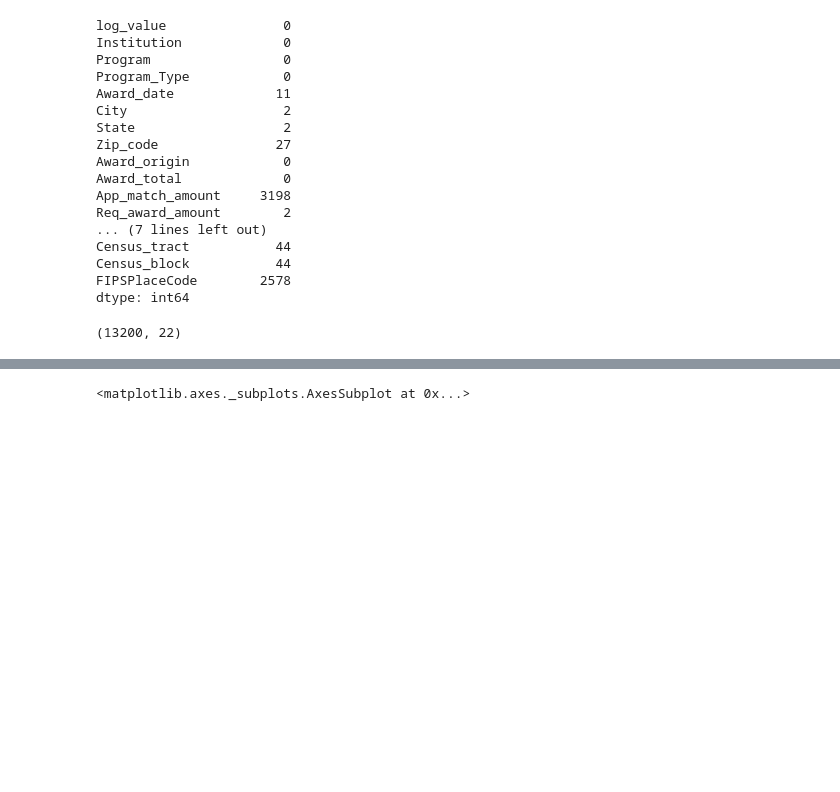
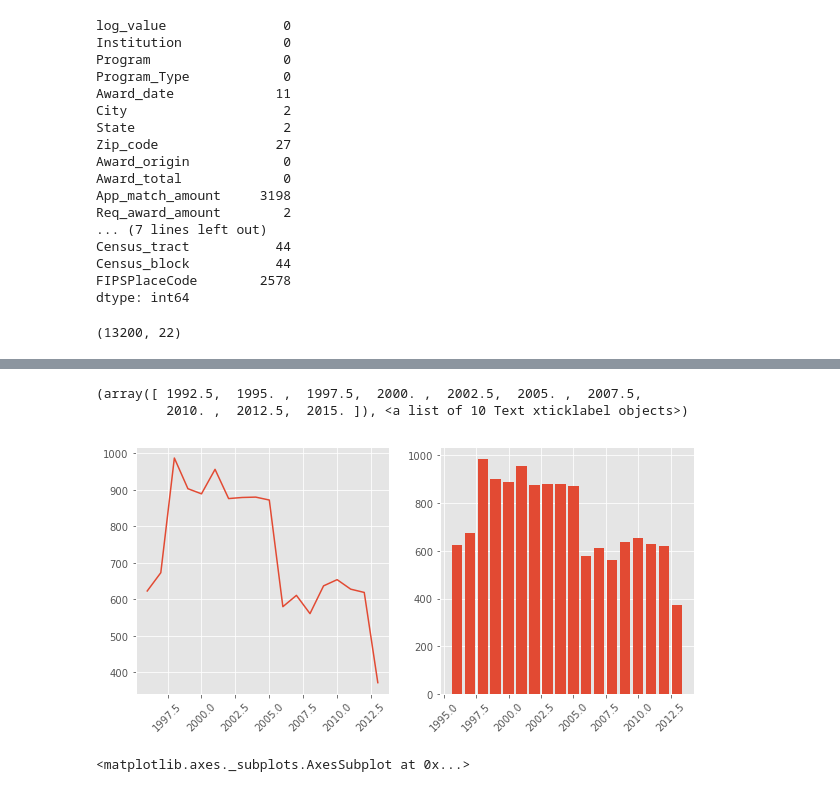
Before and after one commit to UIUC-iSchool-DataViz/project-spring2017, a Jupyter notebook: part2/Component 2 Interactive, Bespoke Visualization.ipynb, the cells around one changed output, grey strips where cells are left out. Cells and saved outputs as stored; diff of their text form; code cells hidden in the pictures; blank space fills up the shorter version.

```diff
--- a/part2/Component 2 Interactive, Bespoke Visualization.ipynb
+++ b/part2/Component 2 Interactive, Bespoke Visualization.ipynb
@@ -217,3 +239,18 @@ imls_by_year.plot(kind="bar",alpha=0.6,color='red',title='Types of Grants Suppor
+# %%
+plt.rcParams['figure.figsize']= 10,10
+lists=sorted(imls_by_year.items())
+x,y=zip(*lists)
+plt.subplot(2,2,1)
+plt.plot(x,y)
+plt.xticks(rotation=45)
+
+plt.subplot(2,2,2)
+plt.bar(x,y)
+plt.xticks(rotation=45)
+# %% [output]
+(array([ 1992.5,  1995. ,  1997.5,  2000. ,  2002.5,  2005. ,  2007.5,
+         2010. ,  2012.5,  2015. ]), <a list of 10 Text xticklabel objects>)
+[figure, added]
 # %%
 imls.groupby("State").Award_total.sum().sort_values().tail(10).plot(kind='bar')
 # %% [output]
```
Also changed, not shown: parts of 2 cells of this notebook, 3 other files.
